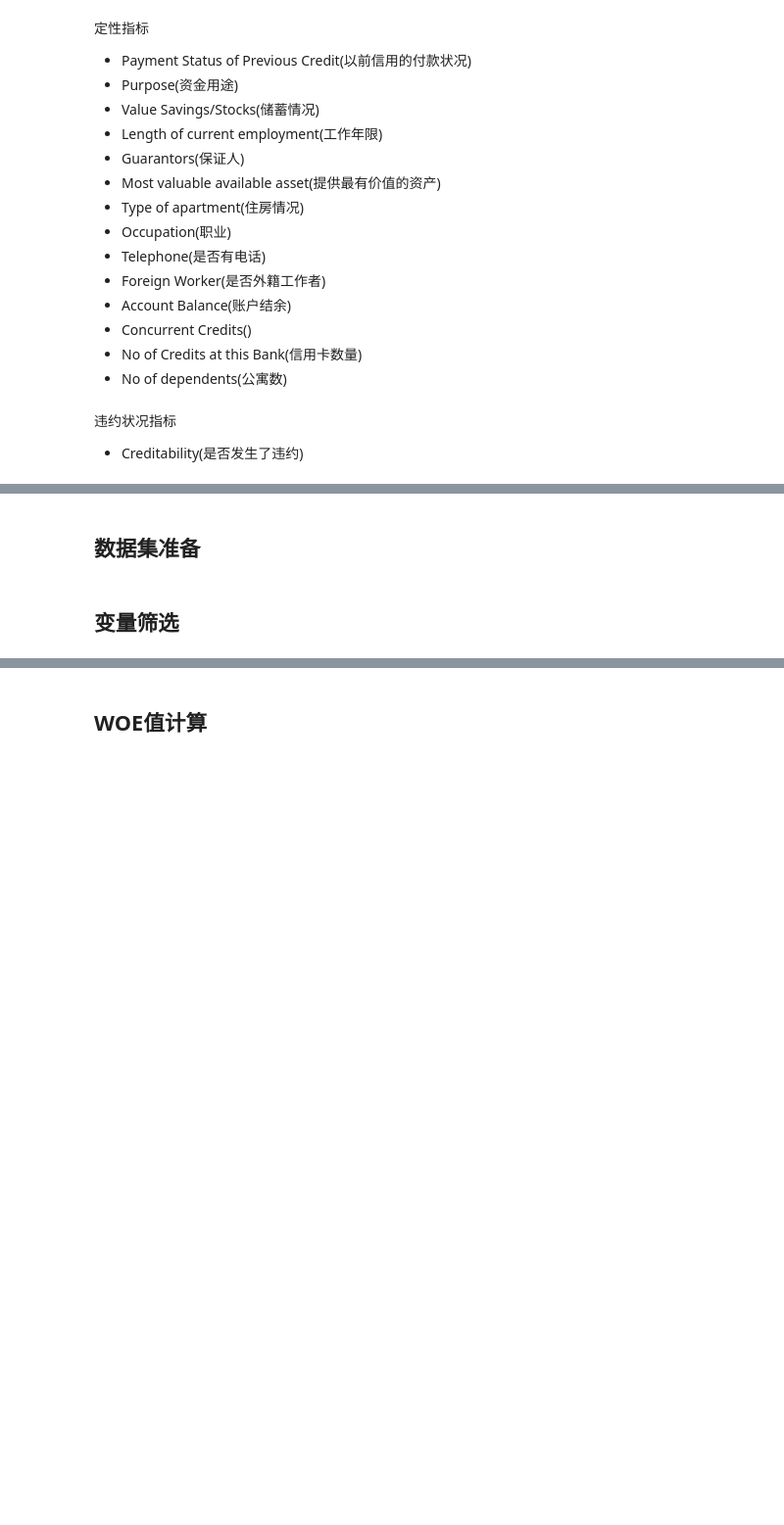
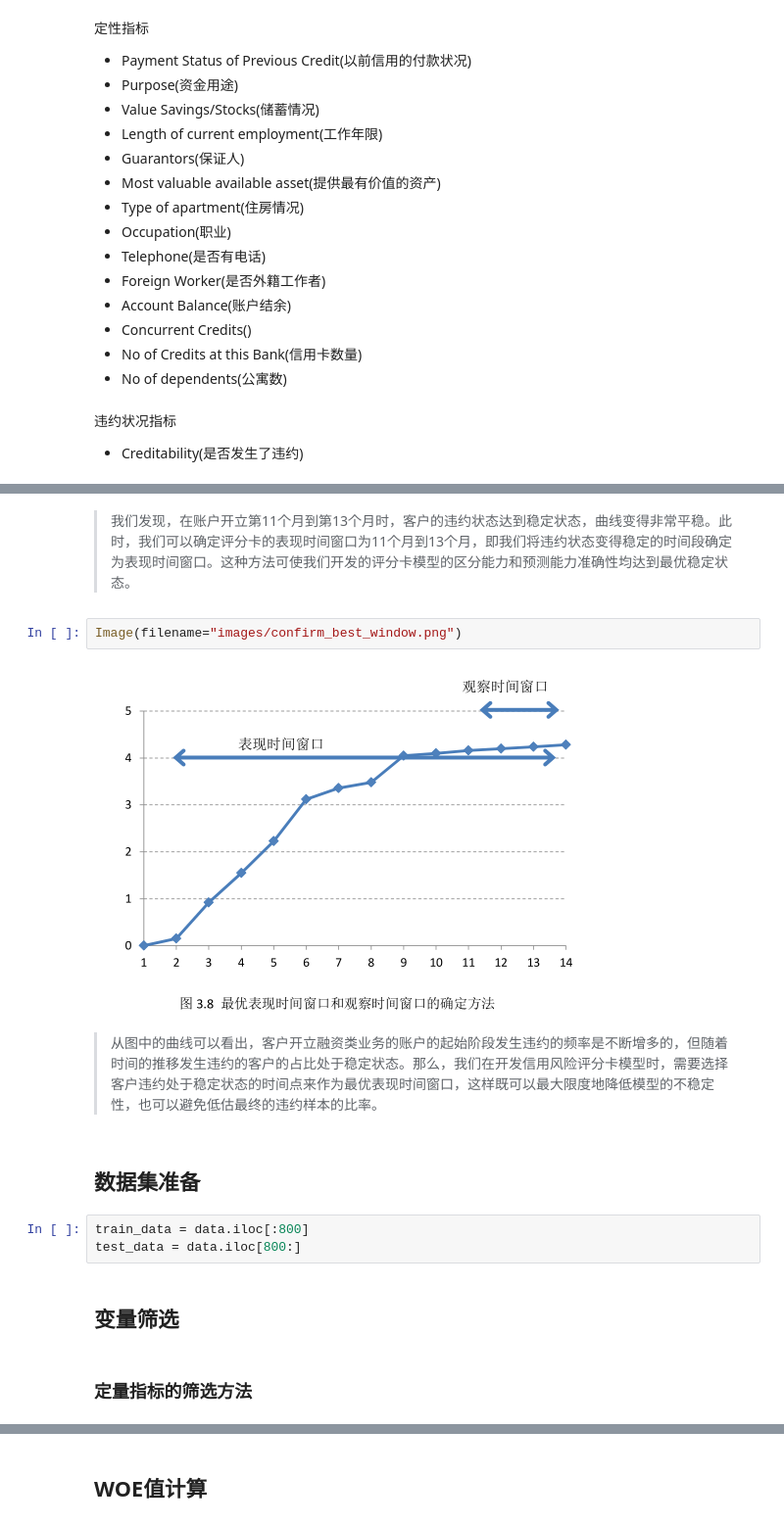
Before and after one commit to futheads/Python-study, a Jupyter notebook: MLexamples/GermanCredit/GermanCredit.ipynb, the cells around one changed output, grey strips where cells are left out. Shown: that part at 98% size. Saved outputs shown, nothing was run; the diff lists cells and outputs as text; blank space fills up the shorter version.

```diff
--- a/MLexamples/GermanCredit/GermanCredit.ipynb
+++ b/MLexamples/GermanCredit/GermanCredit.ipynb
@@ -100,4 +128,17 @@ GermanCredit数据集的定量和定性指标
+# %% [markdown]
+> 我们发现，在账户开立第11个月到第13个月时，客户的违约状态达到稳定状态，曲线变得非常平稳。此时，我们可以确定评分卡的表现时间窗口为11个月到13个月，即我们将违约状态变得稳定的时间段确定为表现时间窗口。这种方法可使我们开发的评分卡模型的区分能力和预测能力准确性均达到最优稳定状态。
+# %%
+Image(filename="images/confirm_best_window.png")
+# %% [output]
+[figure, added]
+# %% [markdown]
+> 从图中的曲线可以看出，客户开立融资类业务的账户的起始阶段发生违约的频率是不断增多的，但随着时间的推移发生违约的客户的占比处于稳定状态。那么，我们在开发信用风险评分卡模型时，需要选择客户违约处于稳定状态的时间点来作为最优表现时间窗口，这样既可以最大限度地降低模型的不稳定性，也可以避免低估最终的违约样本的比率。
 # %% [markdown]
 ## 数据集准备
+# %%
+train_data = data.iloc[:800]
+test_data = data.iloc[800:]
 # %% [markdown]
 ## 变量筛选
+# %% [markdown]
+### 定量指标的筛选方法
```
Also changed, not shown: parts of 15 cells of this notebook, 3 other files.
